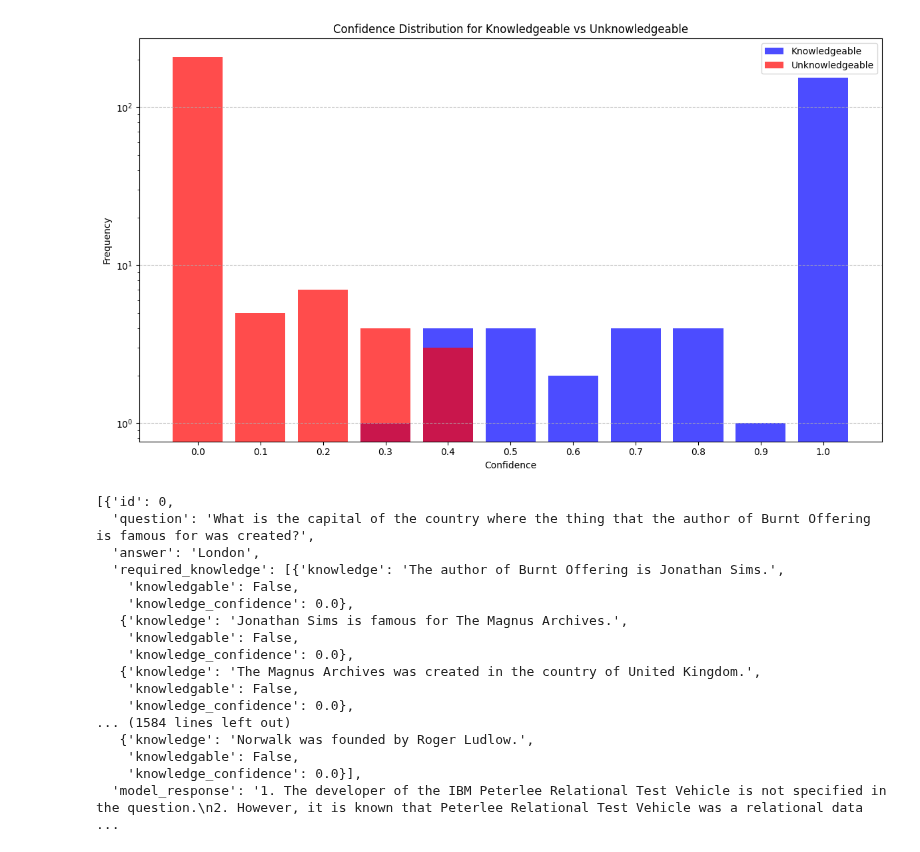
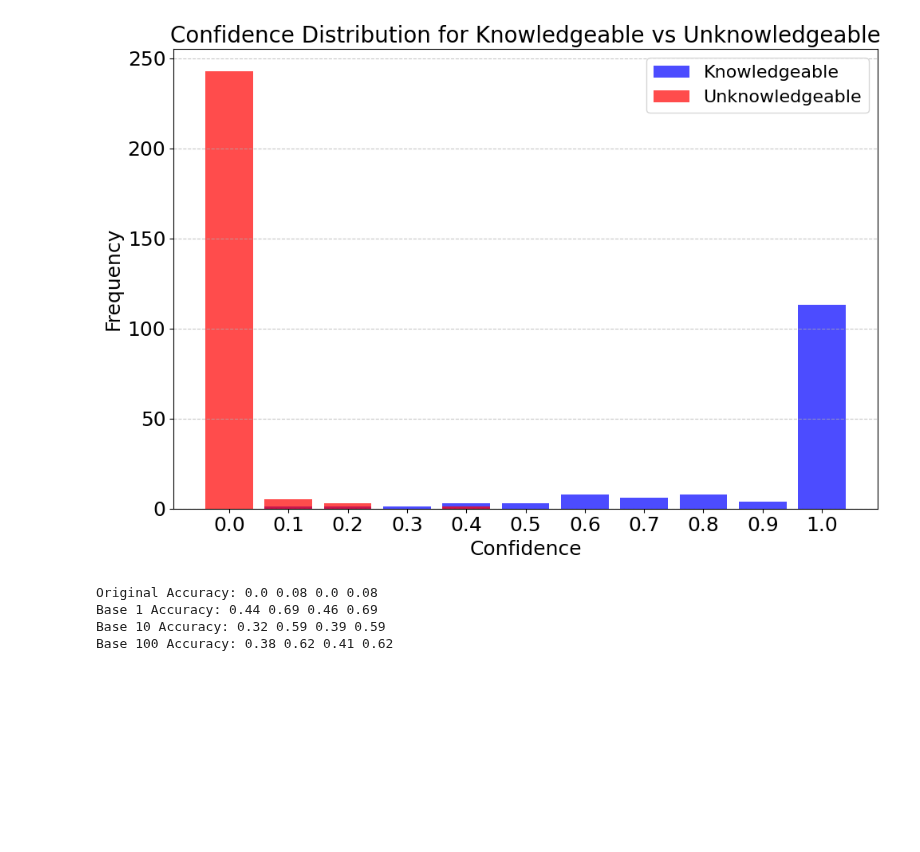
Before and after one commit to Wind-2375-like/crack, a Jupyter notebook: notebooks/temp.ipynb, the cells around one changed output. Cells and saved outputs as stored; diff of their text form; code cells hidden in the pictures; blank space fills up the shorter version.

```diff
--- a/notebooks/temp.ipynb
+++ b/notebooks/temp.ipynb
@@ -8,8 +8,11 @@ sys.path.append('../')  # To ensure utils can be imported if needed
 import pickle
 import os
 
-with open("../data/eval_results/grow/probe/eval_100_depth_4_llama-3.2-3b.pkl", "rb") as f:
-    data = pickle.load(f)
+with open("../data/eval_results/grow/probe_evaluated/test_100_depth_4_llama-3.2-1b.pkl", "rb") as f:
+    data_1b = pickle.load(f)
+
+with open("../data/eval_results/grow/probe_evaluated/test_100_depth_4_llama-3.2-3b.pkl", "rb") as f:
+    data_3b = pickle.load(f)
 # %%
 import numpy as np
 import matplotlib.pyplot as plt
@@ -17,7 +20,7 @@ import matplotlib.pyplot as plt
 knowledgable_confidence = []
 unknowledgable_confidence = []
 
-for item in data:
+for item in data_1b:
     if item['knowledgable']:
         knowledgable_confidence.append(item['knowledge_confidence'])
     else:
@@ -31,40 +34,42 @@ for item in data:
 # This creates 11 bins, each 0.1 wide.
 bin_edges = np.arange(-0.05, 1.15, 0.1)
 # print(f"Bin edges: {bin_edges}") # For verification: [-0.05  0.05  0.15  0.25  0.35  0.45  0.55  0.65  0.75  0.85  0.95  1.05]
 
-plt.figure(figsize=(12, 7)) # Adjusted figure size for better readability
+plt.figure(figsize=(10, 7)) # Adjusted figure size for better readability
 
 # Plot histogram for 'knowledgable_confidence'
 plt.hist(knowledgable_confidence,
          bins=bin_edges,          # Use the custom bin edges
          alpha=0.7,               # Transparency
          label='Knowledgeable',
          color='blue',
          rwidth=0.8)              # Reduce bar width slightly to create small gaps if desired
 
 # Plot histogram for 'unknowledgable_confidence'
 plt.hist(unknowledgable_confidence,
          bins=bin_edges,          # Use the same custom bin edges
          alpha=0.7,               # Transparency
          label='Unknowledgeable',
          color='red',
          rwidth=0.8)              # Reduce bar width slightly
 
-plt.title('Confidence Distribution for Knowledgeable vs Unknowledgeable')
-plt.xlabel('Confidence')
-plt.ylabel('Frequency')
+plt.title('Confidence Distribution for Knowledgeable vs Unknowledgeable', fontsize=20)
+plt.xlabel('Confidence', fontsize=18)
+plt.ylabel('Frequency', fontsize=18)
+# Tick font size
+plt.xticks(fontsize=18)
+plt.yticks(fontsize=18)
 
 # Set x-axis ticks to be the center of the bins (your discrete values)
 tick_centers = np.arange(0, 1.1, 0.1) # These are your actual discrete values: [0.  0.1 0.2 ... 1. ]
 plt.xticks(tick_centers, [f"{x:.1f}" for x in tick_centers]) # Format ticks to one decimal place
-plt.yscale('log') # Set y-axis to logarithmic scale for better visibility of lower frequencies
 
-plt.legend()
+plt.legend(loc='upper right', fontsize=16) # Legend for clarity
 plt.grid(axis='y', linestyle='--', alpha=0.7) # Add a horizontal grid for easier frequency reading
 plt.tight_layout() # Adjust plot to ensure everything fits without overlapping
 plt.show()
 # %% [output]
-[figure, old version]
+[figure, new version]
 # %%
 import pickle
 
@@ -73,20 +99,10 @@ with open("../data/eval_results/grow/injection/base_100_depth_4_llama-3.2-3b_1.p
 # %%
-data
+print("Original Accuracy:", sum([is_correct(item) for item in original_data]) / len(original_data), sum([is_answer_correct(item) for item in original_data]) / len(original_data), sum([is_reasoning_correct(item) for item in original_data]) / len(original_data), sum([item['final_answer_correct'] for item in original_data]) / len(original_data))
+print("Base 1 Accuracy:", sum([is_correct(item) for item in base_data_1]) / len(base_data_1), sum([is_answer_correct(item) for item in base_data_1]) / len(base_data_1), sum([is_reasoning_correct(item) for item in base_data_1]) / len(base_data_1), sum([item['final_answer_correct'] for item in base_data_1]) / len(base_data_1))
+print("Base 10 Accuracy:", sum([is_correct(item) for item in base_data_10]) / len(base_data_10), sum([is_answer_correct(item) for item in base_data_10]) / len(base_data_10), sum([is_reasoning_correct(item) for item in base_data_10]) / len(base_data_10), sum([item['final_answer_correct'] for item in base_data_10]) / len(base_data_10))
+print("Base 100 Accuracy:", sum([is_correct(item) for item in base_data_100]) / len(base_data_100), sum([is_answer_correct(item) for item in base_data_100]) / len(base_data_100), sum([is_reasoning_correct(item) for item in base_data_100]) / len(base_data_100), sum([item['final_answer_correct'] for item in base_data_100]) / len(base_data_100))
 # %% [output]
-[{'id': 0,
-  'question': 'What is the capital of the country where the thing that the author of Burnt Offering is famous for was created?',
-  'answer': 'London',
-  'required_knowledge': [{'knowledge': 'The author of Burnt Offering is Jonathan Sims.',
-    'knowledgable': False,
-    'knowledge_confidence': 0.0},
-   {'knowledge': 'Jonathan Sims is famous for The Magnus Archives.',
-    'knowledgable': False,
-    'knowledge_confidence': 0.0},
-   {'knowledge': 'The Magnus Archives was created in the country of United Kingdom.',
-    'knowledgable': False,
-    'knowledge_confidence': 0.0},
-... (1584 lines left out)
-   {'knowledge': 'Norwalk was founded by Roger Ludlow.',
-    'knowledgable': False,
-    'knowledge_confidence': 0.0}],
-  'model_response': '1. The developer of the IBM Peterlee Relational Test Vehicle is not specified in the question.\n2. However, it is known that Peterlee Relational Test Vehicle was a relational data ...
+Original Accuracy: 0.0 0.08 0.0 0.08
+Base 1 Accuracy: 0.44 0.69 0.46 0.69
+Base 10 Accuracy: 0.32 0.59 0.39 0.59
+Base 100 Accuracy: 0.38 0.62 0.41 0.62
```
Also changed, not shown: parts of 6 cells of this notebook, 7 other files.
